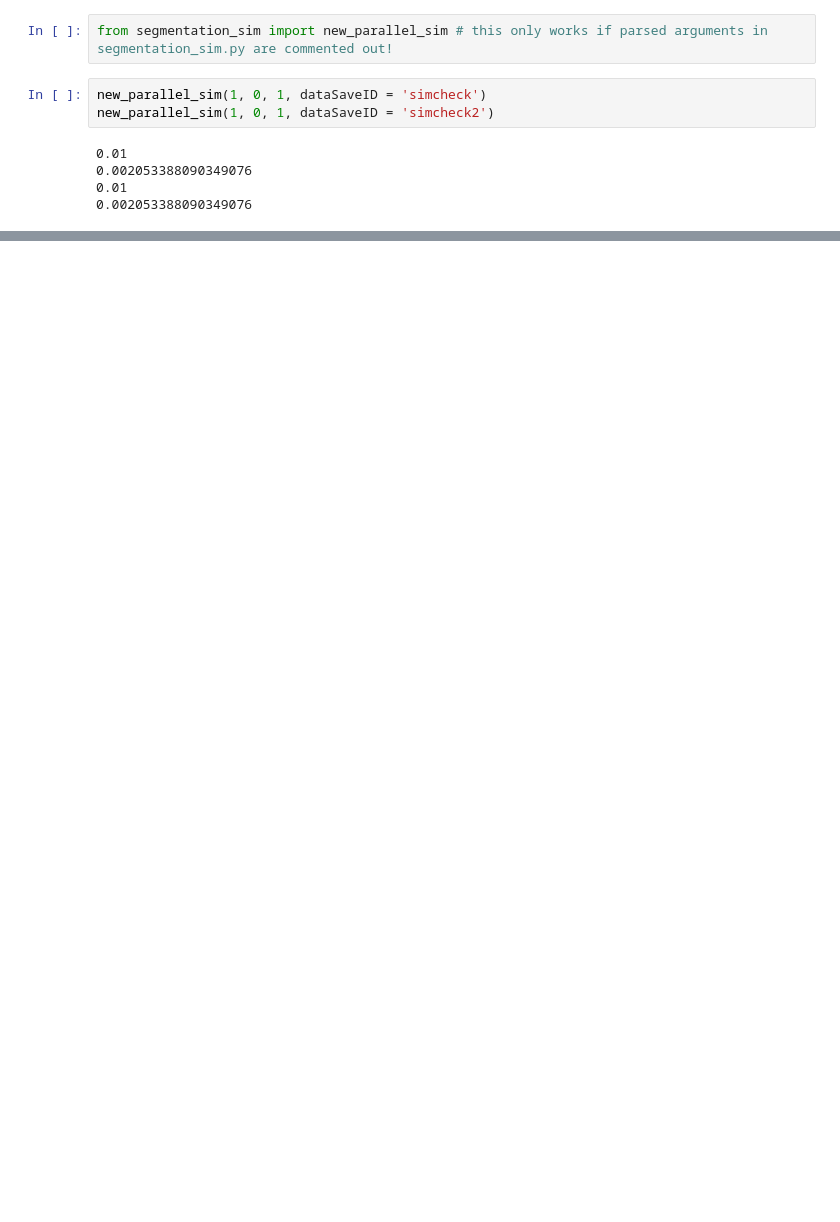
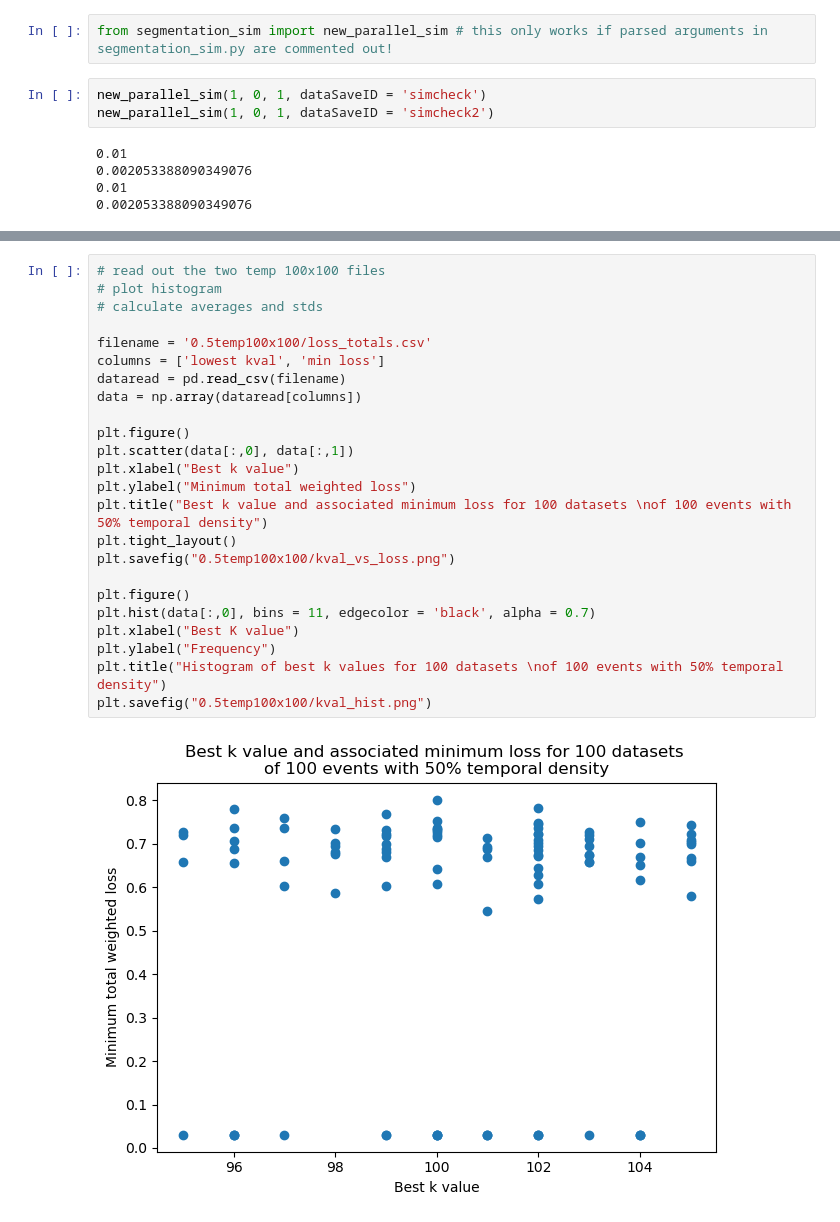
Before and after one commit to camilleqg/Downloads, a Jupyter notebook: kmeans.ipynb, the cells around one changed output, grey strips where cells are left out. Cells and saved outputs as stored; diff of their text form; blank space fills up the shorter version.

```diff
--- a/kmeans.ipynb
+++ b/kmeans.ipynb
@@ -457,0 +469,26 @@ KeyboardInterrupt
+# %%
+# read out the two temp 100x100 files
+# plot histogram
+# calculate averages and stds
+
+filename = '0.5temp100x100/loss_totals.csv'
+columns = ['lowest kval', 'min loss']
+dataread = pd.read_csv(filename)
+data = np.array(dataread[columns])
+
+plt.figure()
+plt.scatter(data[:,0], data[:,1])
+plt.xlabel("Best k value")
+plt.ylabel("Minimum total weighted loss")
+plt.title("Best k value and associated minimum loss for 100 datasets \nof 100 events with 50% temporal density")
+plt.tight_layout()
+plt.savefig("0.5temp100x100/kval_vs_loss.png")
+
+plt.figure()
+plt.hist(data[:,0], bins = 11, edgecolor = 'black', alpha = 0.7)
+plt.xlabel("Best K value")
+plt.ylabel("Frequency")
+plt.title("Histogram of best k values for 100 datasets \nof 100 events with 50% temporal density")
+plt.savefig("0.5temp100x100/kval_hist.png")
+# %% [output]
+[figure, added]
```
Also changed, not shown: parts of 6 cells of this notebook.
